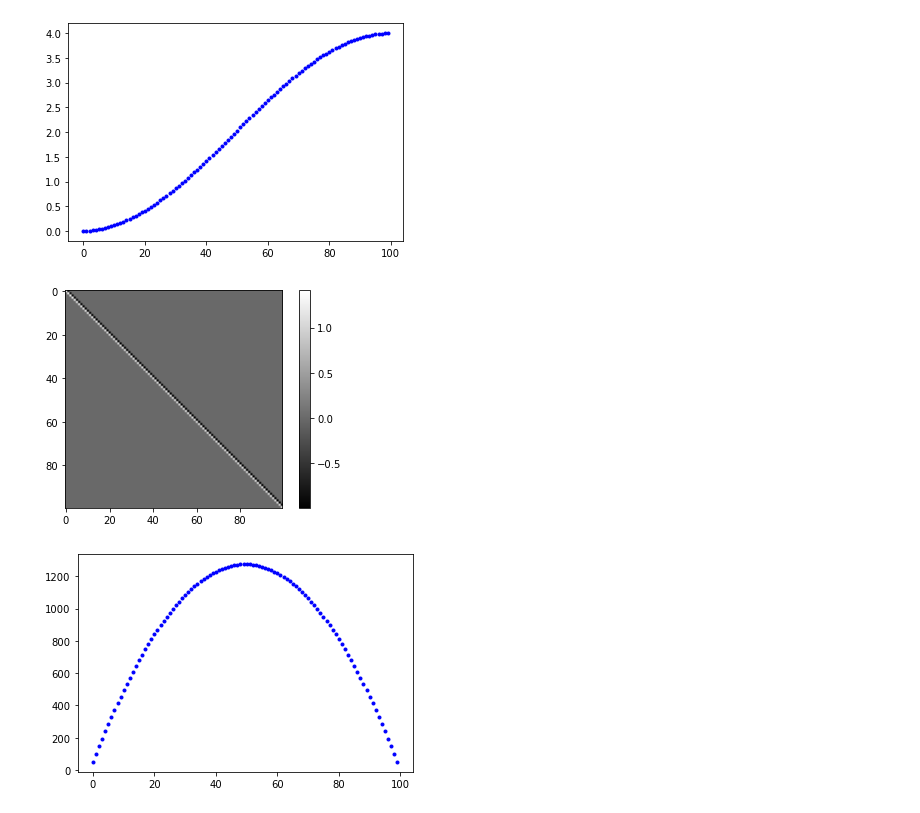
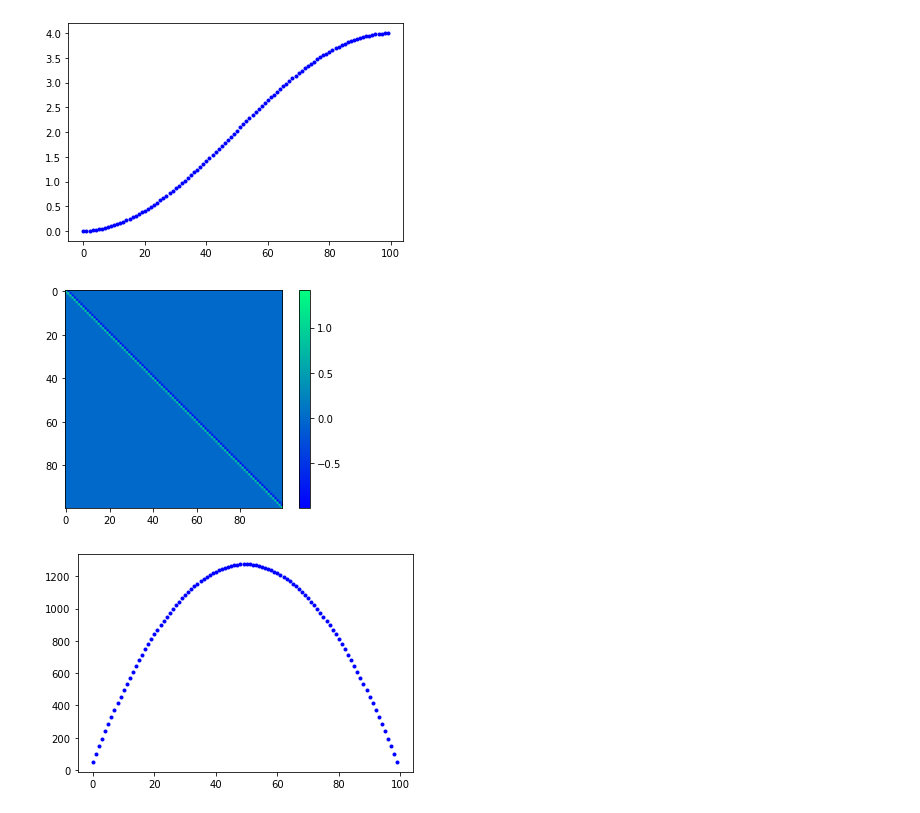
Before and after one commit to patrickwalls/math307, a Jupyter notebook: 02_LU_decomposition.ipynb, the cells around one changed output. Drawn from its saved outputs; the diff is of its cells as text; code cells hidden in the pictures.

```diff
--- a/02_LU_decomposition.ipynb
+++ b/02_LU_decomposition.ipynb
@@ -122,11 +137,11 @@ plt.show()
 # %%
 U = la.cholesky(A)
 # %%
-plt.imshow(U,cmap='gray')
+plt.imshow(U,cmap='winter')
 plt.colorbar()
 plt.show()
 # %% [output]
-[figure, old version]
+[figure, new version]
 # %%
 b = np.ones([N,1])
 y = la.solve_triangular(U.T,b,lower=True)
```
Also changed, not shown: parts of 7 cells of this notebook, 1 other file.
